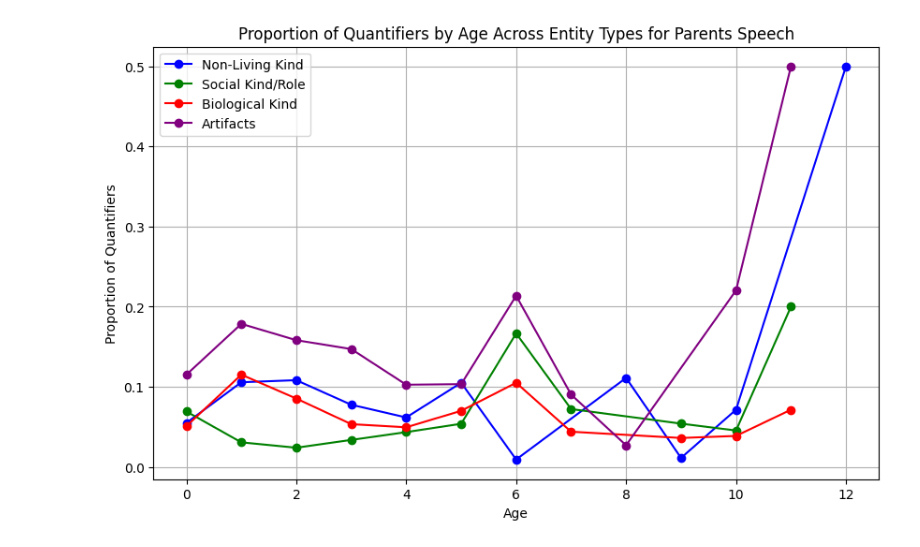
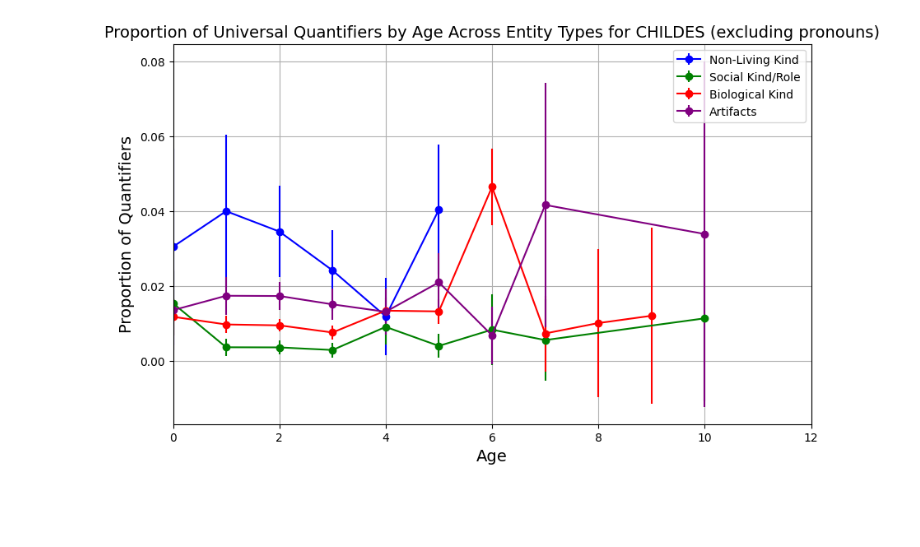
Before and after one commit to sunnyych/Children_Speech_Books, a Jupyter notebook: code/Python/analysis_files/analysis_parents.ipynb, the cells around one changed output. Saved outputs shown, nothing was run; the diff lists cells and outputs as text; code cells hidden in the pictures; blank space fills up the shorter version.

```diff
--- a/code/Python/analysis_files/analysis_parents.ipynb
+++ b/code/Python/analysis_files/analysis_parents.ipynb
@@ -3,7 +3,7 @@
 
 import json
 
-with open('/Users/sunnyyu/Desktop/research/children_speech_books/code/python/generics/SPEECH_QUANTIFIERS.json', 'r') as file:
+with open('/Users/sunnyyu/Desktop/Children_Speech_Books_NLP/data/quantifiers/SPEECH_QUANTIFIERS.json', 'r') as file:
     generics_data = json.load(file)
 # %%
 # examine all the generics in the book dataset
@@ -280,7 +579,6 @@ plt.show()
 import json
 from collections import defaultdict, Counter
 import matplotlib.pyplot as plt
-import math  # Import math module
 
 # Initialize the dictionary to store counts
 tag_categories = {
@@ -292,6 +590,8 @@ tag_categories = {
 
 # Set of pronouns to exclude from "Biological Kind"
 excluded_pronouns = {'he', 'you', 'we', 'she', 'i', 'they', 'him', 'her', 'them', 'his', 'hers', 'theirs', 'it'}
+# excluded_pronouns = {}
+
 
 # Function to process each book's sentences
 def process_book(book):
@@ -299,9 +599,9 @@ def process_book(book):
         subjects = sentence_data.get('subjects', [])
         tags = sentence_data.get('tags', [])
         category = sentence_data.get('category')
+        quantifier = sentence_data.get('quantified_classification')
         age_min = sentence_data.get('age_min')
         age_max = sentence_data.get('age_max')
-        quantifier = sentence_data.get('quantified_classification')
 
         # Check if age_min or age_max is None or NaN
         if age_min is None or age_max is None or math.isnan(age_min) or math.isnan(age_max):
@@ -309,45 +609,50 @@ def process_book(book):
 
         age_min = int(age_min)
         age_max = int(age_max)
-
         for age in range(age_min, age_max + 1):
             for subject_info in subjects:
                 subject = subject_info['subject'].lower()
                 if subject not in excluded_pronouns:  # Check if the subject is not a pronoun
                     for tag in tags:
                         if subject == tag['word'].lower():
                             entity = tag['entity']
                             if entity in tag_categories:
                                 tag_categories[entity][age][quantifier] += 1
 
+# Process each book in the data
 process_book(generics_data)
 
 # Calculate the proportion of category 3 across ages for each entity
 age_proportions = defaultdict(dict)
+age_errors = defaultdict(dict)
 for entity, age_data in tag_categories.items():
     for age, categories in age_data.items():
         total = sum(categories.values())
-        #if total > 0 and 3 in categories:
-        if total > 0 and "Existential Quantifier" in categories:
-            #age_proportions[entity][age] = categories["Existential Quantifier"] / total
-            #age_proportions[entity][age] = categories[3] / total
-            universal = categories.get("Universal Quantifier", 0)
-            existential = categories.get("Existential Quantifier", 0)
-            age_proportions[entity][age] = (universal + existential) / total
+        if total > 0 and "Universal Quantifier" in categories:
+            age_proportions[entity][age] = categories["Universal Quantifier"] / total
+            p = categories["Universal Quantifier"] / total
+            se = (p * (1 - p) / total) ** 0.5  # Standard error
+            age_errors[entity][age] = 1.96 * se  # 95% confidence interval
+            #universal = categories.get("Universal Quantifier", 0)
+            #existential = categories.get("Existential Quantifier", 0)
+            #age_proportions[entity][age] = (universal + existential) / total
 
 # Plotting the results in one plot with different colors
 plt.figure(figsize=(10, 6))
 colors = ['blue', 'green', 'red', 'purple']  # Define a list of colors for the lines
 for (entity, age_data), color in zip(age_proportions.items(), colors):
     ages = sorted(age_data.keys())
     proportions = [age_data[age] for age in ages]
-    plt.plot(ages, proportions, marker='o', linestyle='-', label=entity, color=color)
+    errors = [age_errors[entity][age] for age in ages]
+    #plt.plot(ages, proportions, marker='o', linestyle='-', label=entity, color=color)
+    plt.errorbar(ages, proportions, yerr=errors, marker='o', linestyle='-', label=entity, color=color)
 
-plt.title('Proportion of Quantifiers by Age Across Entity Types for Parents Speech')
-plt.xlabel('Age')
-plt.ylabel('Proportion of Quantifiers')
+plt.title('Proportion of Universal Quantifiers by Age Across Entity Types for CHILDES (excluding pronouns)', fontsize = 14)
+plt.xlabel('Age', fontsize = 14)
+plt.ylabel('Proportion of Quantifiers', fontsize = 14)
 plt.grid(True)
+plt.xlim(0, 12)
 plt.legend()  # Add a legend to identify the lines
 plt.show()
 # %% [output]
-[figure, old version]
+[figure, new version]
```
Also changed, not shown: parts of 10 cells of this notebook, 42 other files.
